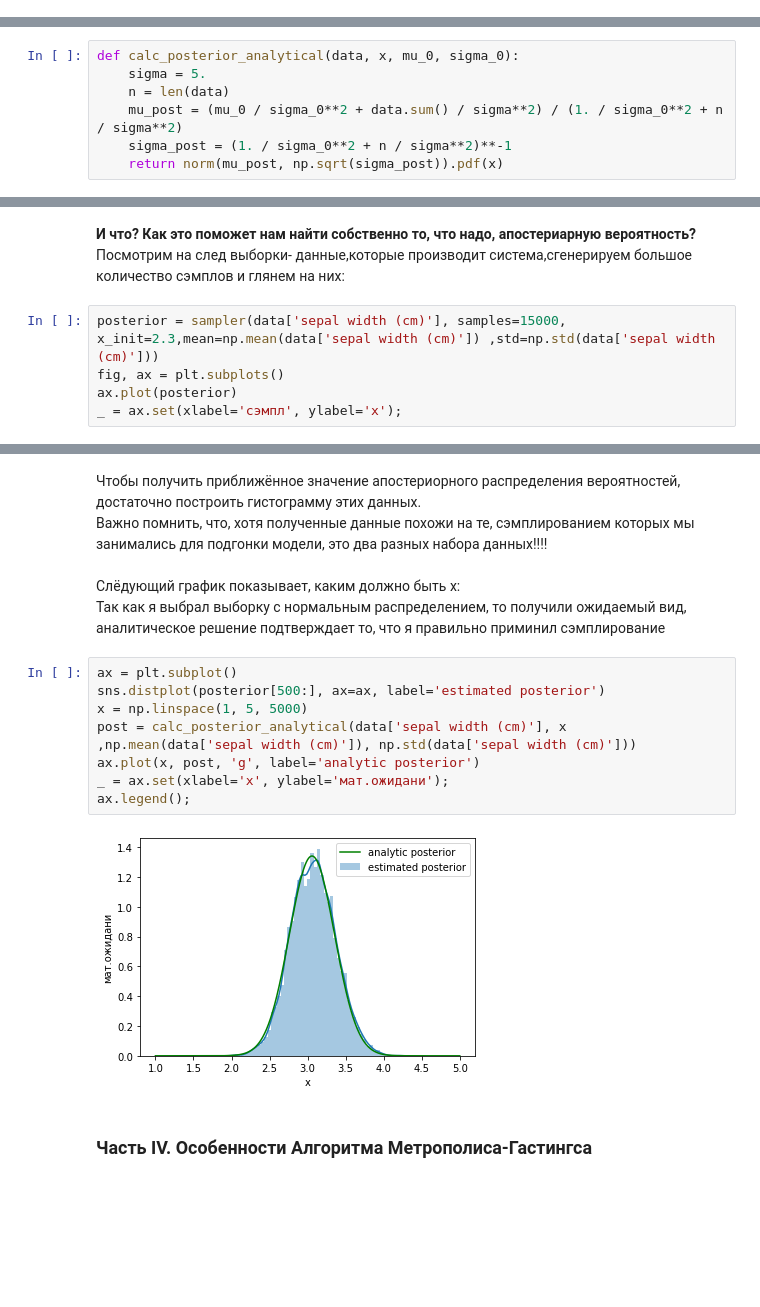
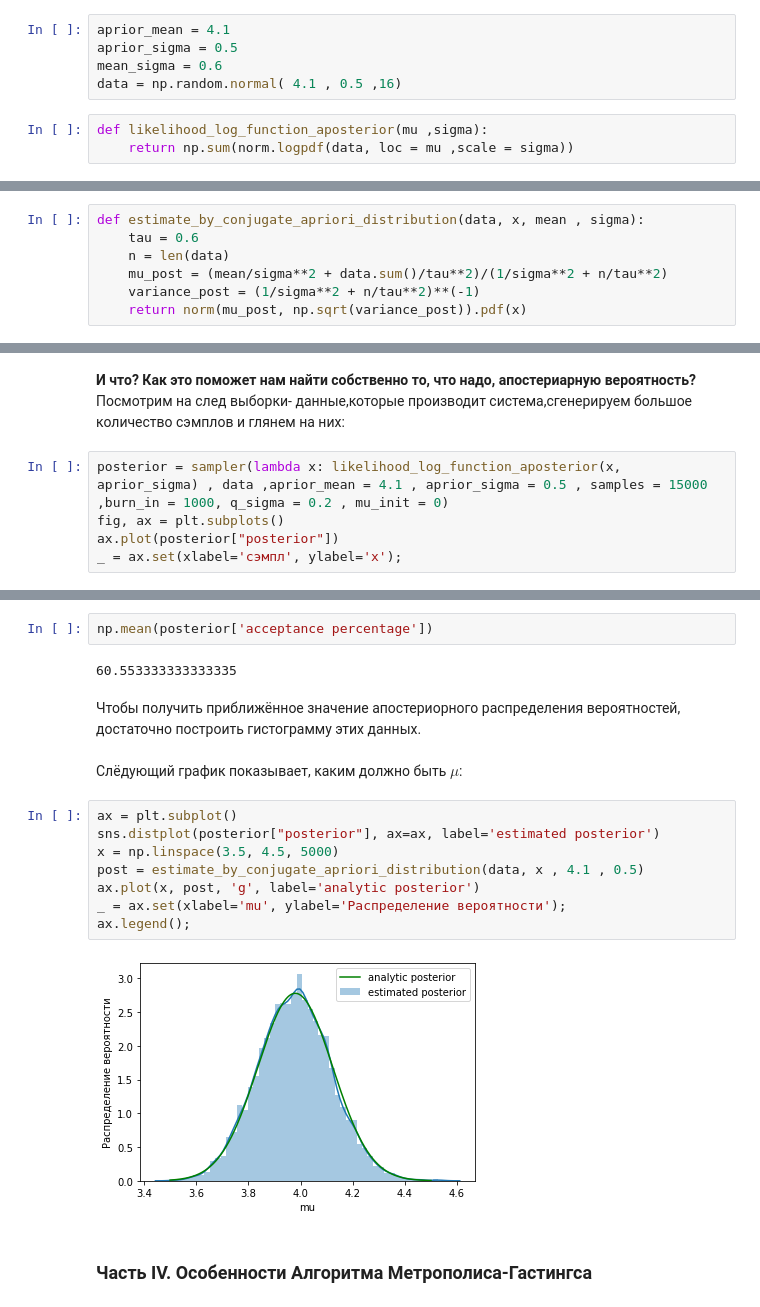
Before and after one commit to HronoSF/MCMC_20, a Jupyter notebook: Metropolis-Hastings-Algorithm.ipynb, the cells around one changed output, grey strips where cells are left out. Cells and saved outputs as stored; diff of their text form; blank space fills up the shorter version.

```diff
--- a/Metropolis-Hastings-Algorithm.ipynb
+++ b/Metropolis-Hastings-Algorithm.ipynb
@@ -153,0 +299,8 @@ def sampler(data, samples=4, x_init=.5, mean=0, std=1, proposal_width=.5, plot=F
+# %%
+aprior_mean = 4.1
+aprior_sigma = 0.5
+mean_sigma = 0.6
+data = np.random.normal( 4.1 , 0.5 ,16)
+# %%
+def likelihood_log_function_aposterior(mu ,sigma):
+    return np.sum(norm.logpdf(data, loc = mu ,scale = sigma))
@@ -202,7 +358,7 @@ def plot_proposal(x_current, x_proposal, data,mean,std, accepted, trace, i):
 # %%
-def calc_posterior_analytical(data, x, mu_0, sigma_0):
-    sigma = 5.
+def estimate_by_conjugate_apriori_distribution(data, x, mean , sigma):
+    tau = 0.6
     n = len(data)
-    mu_post = (mu_0 / sigma_0**2 + data.sum() / sigma**2) / (1. / sigma_0**2 + n / sigma**2)
-    sigma_post = (1. / sigma_0**2 + n / sigma**2)**-1
-    return norm(mu_post, np.sqrt(sigma_post)).pdf(x)
+    mu_post = (mean/sigma**2 + data.sum()/tau**2)/(1/sigma**2 + n/tau**2)
+    variance_post = (1/sigma**2 + n/tau**2)**(-1)
+    return norm(mu_post, np.sqrt(variance_post)).pdf(x)
@@ -239,8 +393,8 @@ sampler(data['sepal width (cm)'], samples=16,x_init=2.6,mean=np.mean(data['sepal
 **И что? Как это поможет нам найти собственно то, что надо, апостериарную вероятность?**<br>
 Посмотрим на след выборки- данные,которые производит система,сгенерируем большое количество сэмплов и глянем на них:
 # %%
-posterior = sampler(data['sepal width (cm)'], samples=15000, x_init=2.3,mean=np.mean(data['sepal width (cm)']) ,std=np.std(data['sepal width (cm)']))
+posterior = sampler(lambda x: likelihood_log_function_aposterior(x, aprior_sigma) , data ,aprior_mean = 4.1 , aprior_sigma = 0.5 , samples = 15000 ,burn_in = 1000, q_sigma = 0.2 , mu_init = 0)
 fig, ax = plt.subplots()
-ax.plot(posterior)
+ax.plot(posterior["posterior"])
 _ = ax.set(xlabel='сэмпл', ylabel='x');
 # %% [output]
@@ -248,17 +402,20 @@ _ = ax.set(xlabel='сэмпл', ylabel='x');
+# %%
+np.mean(posterior['acceptance percentage'])
+# %% [output]
+60.553333333333335
 # %% [markdown]
-Чтобы получить приближённое значение апостериорного распределения вероятностей, достаточно построить гистограмму этих данных.<br> Важно помнить, что, хотя полученные данные похожи на те, сэмплированием которых мы занимались для подгонки модели, это два разных набора данных!!!!<br><br>
-Слёдующий график показывает, каким должно быть x:<br>
-Так как я выбрал выборку с нормальным распределением, то получили ожидаемый вид, аналитическое решение подтверждает то, что я правильно приминил сэмплирование
+Чтобы получить приближённое значение апостериорного распределения вероятностей, достаточно построить гистограмму этих данных.<br><br>
+Слёдующий график показывает, каким должно быть $\mu$:<br>
 # %%
 ax = plt.subplot()
-sns.distplot(posterior[500:], ax=ax, label='estimated posterior')
-x = np.linspace(1, 5, 5000)
-post = calc_posterior_analytical(data['sepal width (cm)'], x ,np.mean(data['sepal width (cm)']), np.std(data['sepal width (cm)']))
+sns.distplot(posterior["posterior"], ax=ax, label='estimated posterior')
+x = np.linspace(3.5, 4.5, 5000)
+post = estimate_by_conjugate_apriori_distribution(data, x , 4.1 , 0.5)
 ax.plot(x, post, 'g', label='analytic posterior')
-_ = ax.set(xlabel='x', ylabel='мат.ожидани');
+_ = ax.set(xlabel='mu', ylabel='Распределение вероятности');
 ax.legend();
 # %% [output]
-[figure, old version]
+[figure, new version]
 # %% [markdown]
 ### Часть IV. Особенности Алгоритма Метрополиса-Гастингса ###
 # %% [markdown]
```
Also changed, not shown: parts of 56 cells of this notebook, 1 other file.
